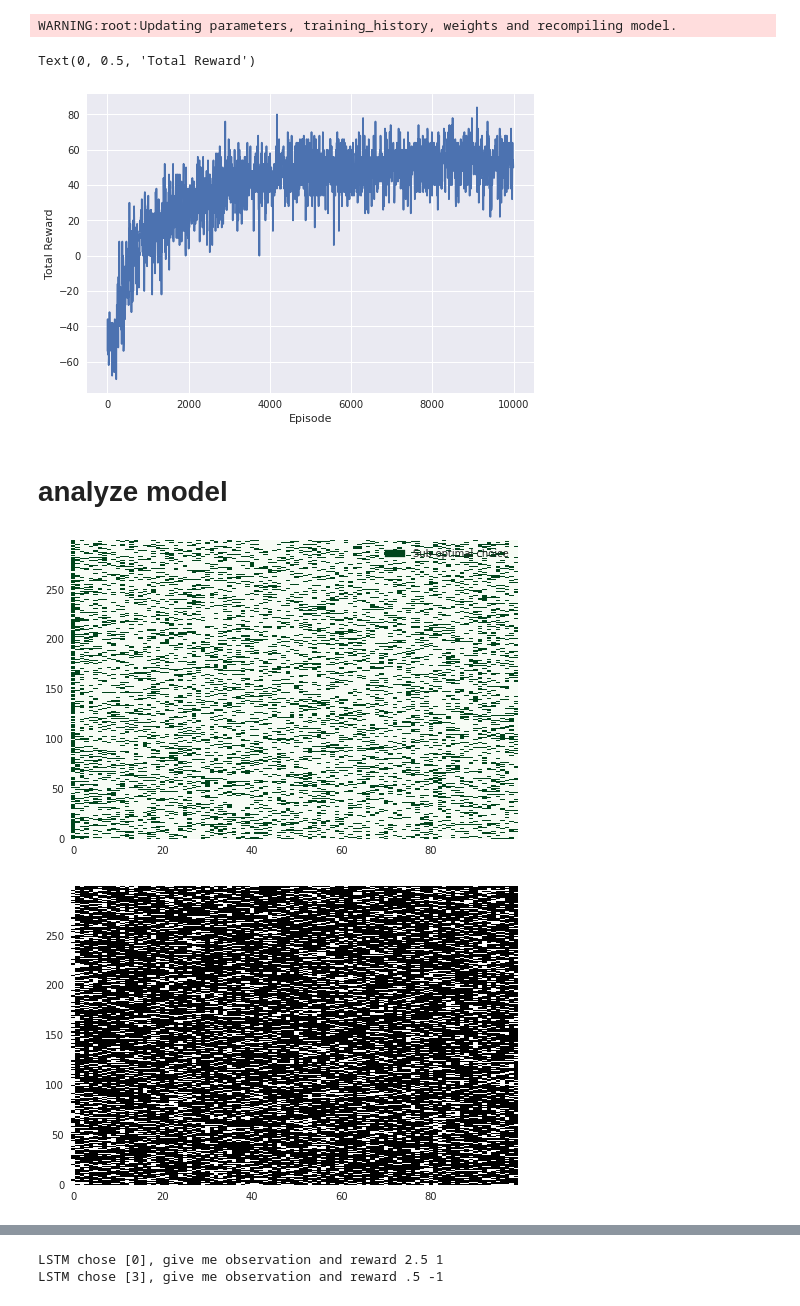
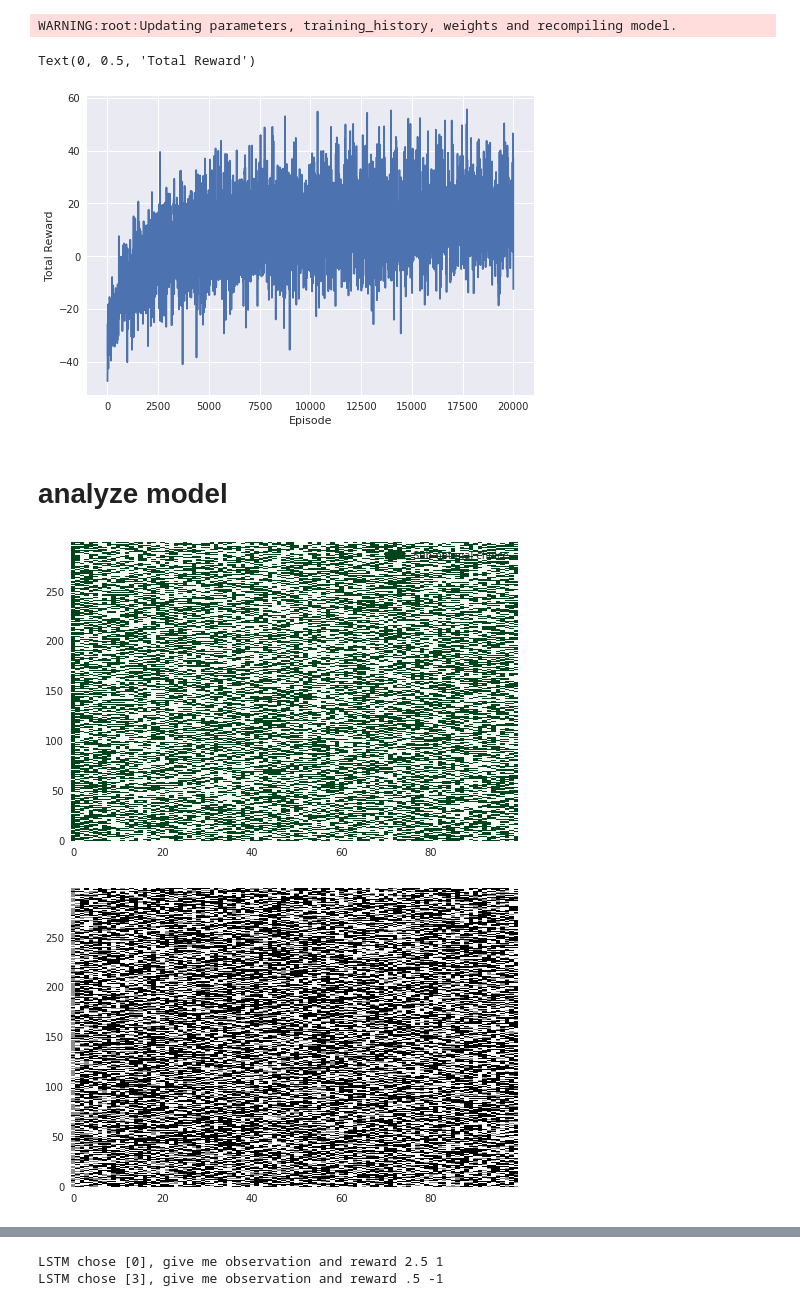
Before and after one commit to lepmik/meta-reinforcement-learning, a Jupyter notebook: a2c_meta-alex.ipynb, the cells around one changed output, grey strips where cells are left out. Drawn from its saved outputs; the diff is of its cells as text; code cells hidden in the pictures.

```diff
--- a/a2c_meta-alex.ipynb
+++ b/a2c_meta-alex.ipynb
@@ -41,10 +41,10 @@ class dist_env():
         self.n_states = 4
         self.stay_prob = 1. - 1./20.
         self.M_weighting_off_diagonal = 0.1
-        self.wait_reward = -0.2
+        self.wait_reward = -0.1
         self.wrong_reward = -1.
         self.right_reward = +1.
-        self.observation_sigma = 0.5
+        self.observation_sigma = 1.
         self.reset()
 
 
@@ -237,7 +237,7 @@ class Agent:
         self.entropy_coefficient = entropy_coefficient
         self.env =  env
         self.name = name
-        self.model = model(env.n_states, batch_size=1, name=self.name)
+        self.model = model(env.n_states + 1, batch_size=1, name=self.name)
         # Define separate losses for policy logits and value estimate.
         self.data_path = data_path or Path().cwd() / self.name
         self.parameters = {
@@ -387,7 +387,7 @@ plt.hist(rewards)
 # %% [markdown]
 # train
 # %%
-training_history = agent.train(10000)
+training_history = agent.train(20000)
 
 print("Finished training! Testing...")
 print("Total Episode Reward: %d out of 100" % agent.run_episode()[2].sum())
@@ -410,7 +410,7 @@ plt.xlabel('Episode')
 plt.ylabel('Total Reward')
 # %% [output]
 Text(0, 0.5, 'Total Reward')
-[figure, old version]
+[figure, new version]
 # %% [markdown]
 # analyze model
 # %%
@@ -474,10 +474,10 @@ b = Benchmark(agent, env)
 b.evaluate()
 # %%
 b.plot_actions()
-plt.xlim(0,1)
+# plt.xlim(0,1)
 # %% [output]
-[figure, old version]
+[figure, new version]
 # %%
 b.plot_rewards()
 # %% [output]
-[figure, old version]
+[figure, new version]
```
Also changed, not shown: parts of 11 cells of this notebook, 1 other file.
